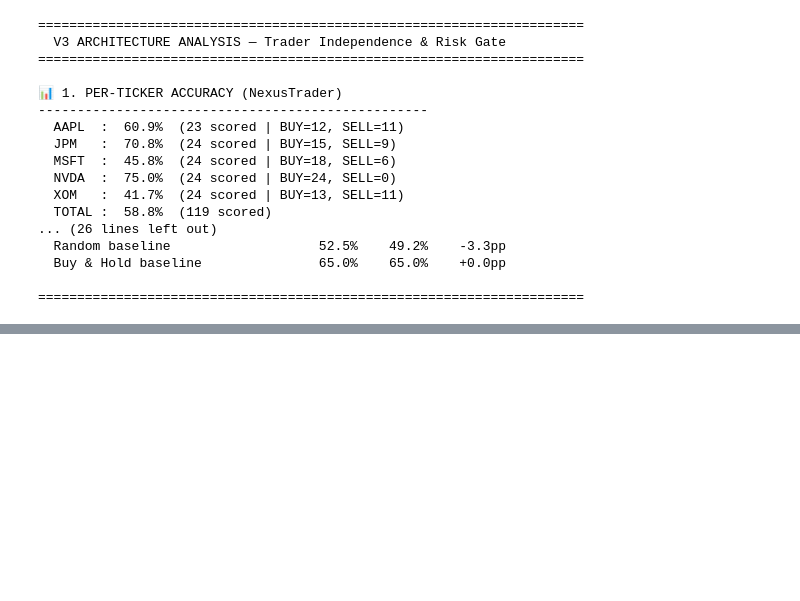
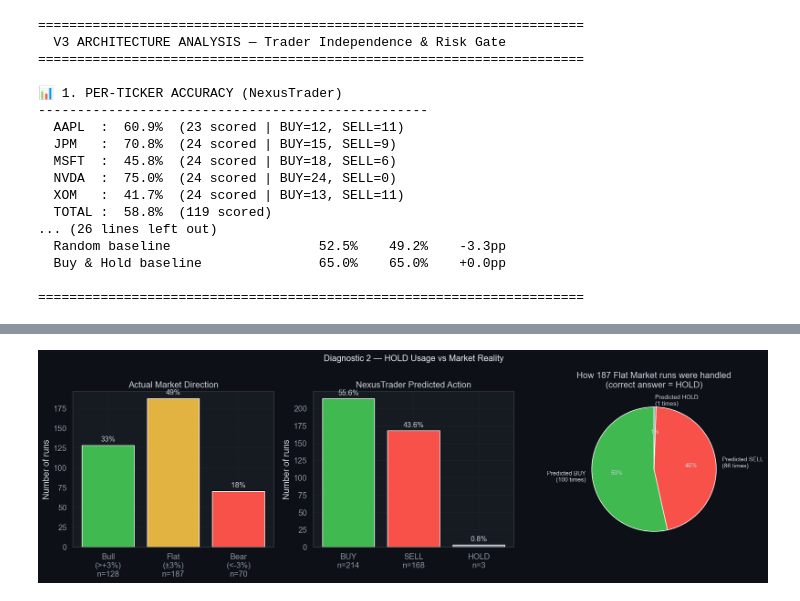
Before and after one commit to medex256/nexustrader, a Jupyter notebook: experiments/experiment_notebook.ipynb, the cells around one changed output, grey strips where cells are left out. Cells and saved outputs as stored; diff of their text form; code cells hidden in the pictures; blank space fills up the shorter version.

```diff
--- a/experiments/experiment_notebook.ipynb
+++ b/experiments/experiment_notebook.ipynb
@@ -1340,0 +1492,87 @@ print("\n" + "=" * 70)
+# %%
+
+# DIAGNOSTIC 2: HOLD usage vs flat market reality
+# "Flat" = |k_return| < 3% (actual sideways moves)
+FLAT_THRESH = 0.03
+
+flat_mask  = df_nt["k_return"].abs() < FLAT_THRESH
+bull_mask  = df_nt["k_return"] >= FLAT_THRESH
+bear_mask  = df_nt["k_return"] <= -FLAT_THRESH
+
+actual_flat_n  = flat_mask.sum()
+actual_bull_n  = bull_mask.sum()
+actual_bear_n  = bear_mask.sum()
+predicted_hold = (df_nt["action"] == "HOLD").sum()
+predicted_buy  = (df_nt["action"] == "BUY").sum()
+predicted_sell = (df_nt["action"] == "SELL").sum()
+
+# How flat markets were classified
+flat_runs = df_nt[flat_mask]["action"].value_counts()
+
+# Accuracy IF we had used HOLD for all flat markets
+# HOLD always returns 0, so "correct" = flat outcome (would avoid wrong directional)
+simulated_improvement = actual_flat_n / len(df_nt) * 100
+
+fig, axes = plt.subplots(1, 3, figsize=(16, 5))
+fig.suptitle("Diagnostic 2 — HOLD Usage vs Market Reality", fontsize=13, color="#e6edf3")
+
+# Left: actual market direction distribution
+ax = axes[0]
+regime_counts = [actual_bull_n, actual_flat_n, actual_bear_n]
+regime_labels = [f"Bull\n(>+3%)\nn={actual_bull_n}", f"Flat\n(±3%)\nn={actual_flat_n}", f"Bear\n(<-3%)\nn={actual_bear_n}"]
+regime_colors = ["#3fb950", "#e3b341", "#f85149"]
+bars = ax.bar(regime_labels, regime_counts, color=regime_colors, zorder=3)
+for bar, n in zip(bars, regime_counts):
+    pct = n / len(df_nt) * 100
+    ax.text(bar.get_x() + bar.get_width()/2, bar.get_height() + 3,
+            f"{pct:.0f}%", ha="center", va="bottom", fontsize=11, color="#c9d1d9")
+ax.set_ylabel("Number of runs")
+ax.set_title("Actual Market Direction")
+ax.grid(axis="y", zorder=0)
+
+# Middle: predicted action distribution
+ax = axes[1]
+pred_counts = [predicted_buy, predicted_sell, predicted_hold]
+pred_labels = [f"BUY\nn={predicted_buy}", f"SELL\nn={predicted_sell}", f"HOLD\nn={predicted_hold}"]
+pred_colors = ["#3fb950", "#f85149", "#8b949e"]
+bars = ax.bar(pred_labels, pred_counts, color=pred_colors, zorder=3)
+for bar, n in zip(bars, pred_counts):
+    pct = n / len(df_nt) * 100
+    ax.text(bar.get_x() + bar.get_width()/2, bar.get_height() + 3,
+            f"{pct:.1f}%", ha="center", va="bottom", fontsize=11, color="#c9d1d9")
+ax.set_ylabel("Number of runs")
+ax.set_title("NexusTrader Predicted Action")
+ax.grid(axis="y", zorder=0)
+
+# Right: how flat markets were handled
+ax = axes[2]
+flat_action_counts = [
+    flat_runs.get("BUY", 0),
+    flat_runs.get("SELL", 0),
+    flat_runs.get("HOLD", 0)
+]
+flat_labels = [f"Predicted BUY\n({flat_runs.get('BUY',0)} times)",
+               f"Predicted SELL\n({flat_runs.get('SELL',0)} times)",
+               f"Predicted HOLD\n({flat_runs.get('HOLD',0)} times)"]
+ax.pie(flat_action_counts, labels=flat_labels,
+       colors=["#3fb950", "#f85149", "#8b949e"],
+       autopct="%1.0f%%", startangle=90,
+       textprops={"color": "#c9d1d9", "fontsize": 9})
+ax.set_title(f"How {actual_flat_n} Flat Market runs were handled\n(correct answer = HOLD)")
+
+plt.tight_layout()
+plt.savefig("results/charts/diag2_hold_problem.png", dpi=150, bbox_inches="tight",
+            facecolor=fig.get_facecolor())
+plt.show()
+
+print(f"\n📌 KEY FINDING:")
+print(f"  Market is FLAT (±3%) in {actual_flat_n}/{len(df_nt)} = {actual_flat_n/len(df_nt)*100:.0f}% of cases")
+print(f"  NexusTrader issued HOLD in only {predicted_hold} of those ({predicted_hold/actual_flat_n*100:.1f}%)")
+print(f"  Of the {actual_flat_n} flat markets:")
+for action, count in flat_runs.items():
+    wrong_flag = "[X] WRONG" if action != "HOLD" else "[OK] CORRECT"
+    print(f"    {wrong_flag} → predicted {action}: {count} times ({count/actual_flat_n*100:.0f}%)")
+print(f"\n  → {actual_flat_n} runs where HOLD was correct, system gambled on direction instead")
+print(f"  → If system HOLDed all flat markets, those runs score 0 (avoid losses) — coverage drops but quality rises")
+# %% [output]
+[figure, added]
```
Also changed, not shown: parts of 21 cells of this notebook, 17 other files.
